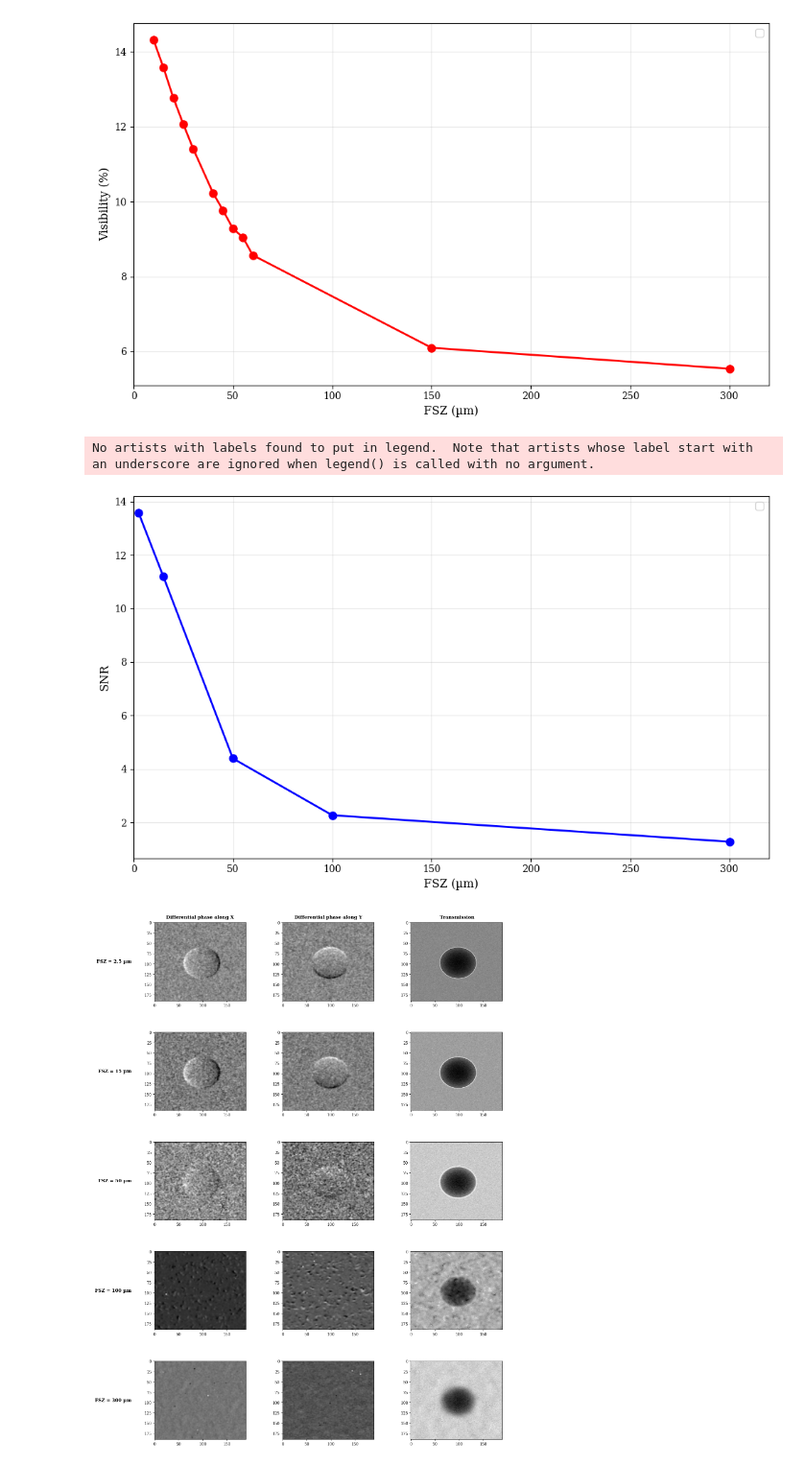
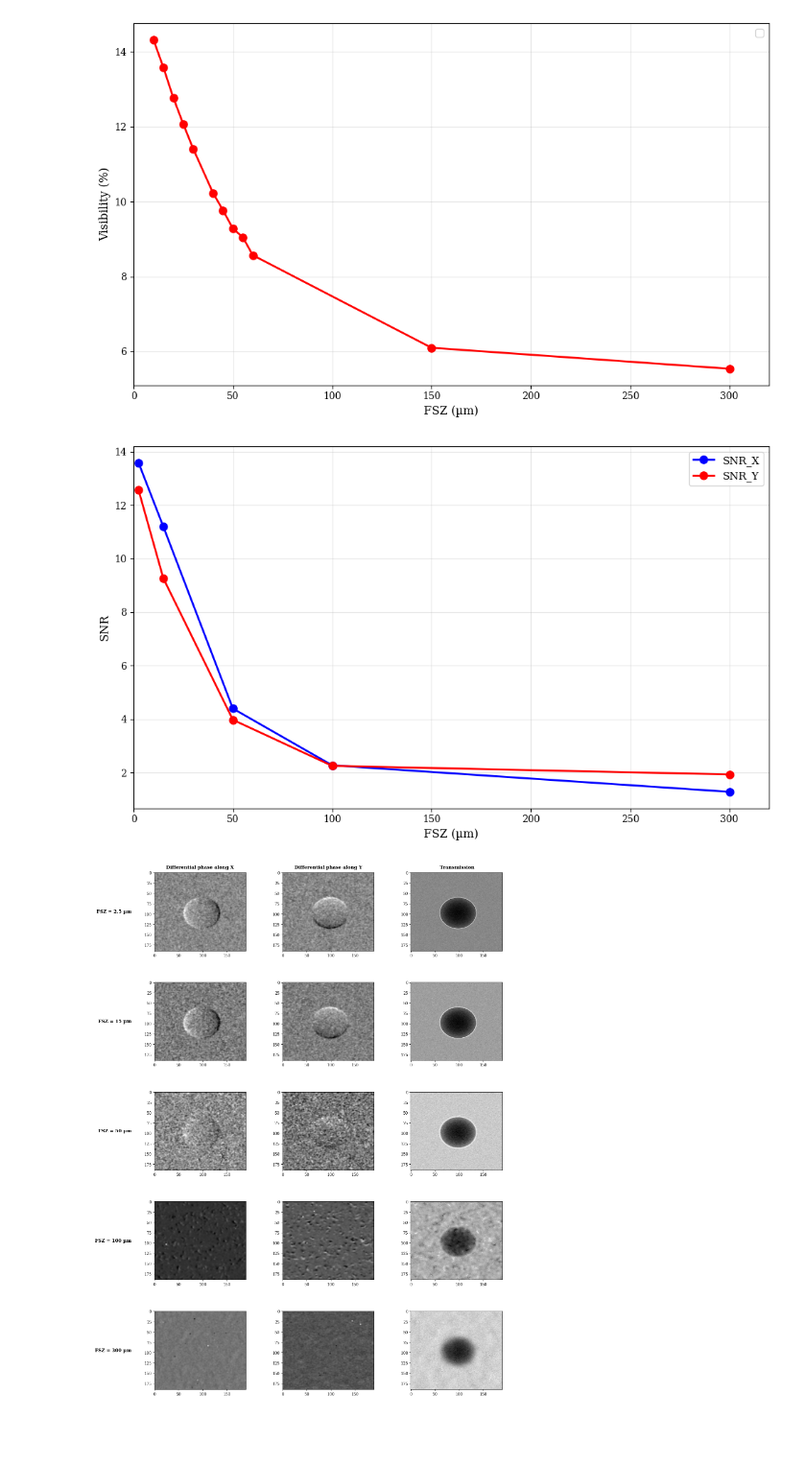
Before and after one commit to roshak1197/FSZ_Study, a Jupyter notebook: read_High.ipynb, the cells around one changed output. Shown at 96% size. Drawn from its saved outputs; the diff is of its cells as text; code cells hidden in the pictures; blank space fills up the shorter version.

```diff
--- a/read_High.ipynb
+++ b/read_High.ipynb
@@ -516,33 +512,34 @@ FSZ = np.array([2.5, 15, 50, 100, 300])
 # %%
 import numpy as np
 import matplotlib.pyplot as plt
 
 # Datos
 SNR = np.array([13.58, 11.19, 4.4, 2.28, 1.29])
+SNR_y = [12.56,9.26, 3.98, 2.26, 1.94]
 FSZ = np.array([2.5, 15, 50, 100, 300])
 
 # Crear figura
 plt.figure(figsize=(10, 6))
 
 # Graficar puntos y línea de tendencia roja que los conecta
-plt.plot(FSZ, SNR, 'bo-', linewidth=2, markersize=8)
+plt.plot(FSZ, SNR, 'bo-', linewidth=2, markersize=8,label='SNR_X')
+plt.plot(FSZ, SNR_y, 'ro-', linewidth=2, markersize=8,label='SNR_Y')
 
 # Configuración del gráfico
 plt.xlabel("FSZ (µm)", fontsize=12)
 plt.ylabel("SNR", fontsize=12)
 #plt.title("Visibilidad vs Tamaño de Foco", fontsize=14)
 plt.legend(fontsize=11)
 plt.grid(True, alpha=0.3)
 
 # Ajustar los límites del eje x para mejor visualización
 plt.xlim(0, 320)
 
 plt.tight_layout()
 plt.savefig("SNR_X_vs_Focal_Spot_Size.png", dpi=300)
 plt.show()
 # %% [output]
-No artists with labels found to put in legend.  Note that artists whose label start with an underscore are ignored when legend() is called with no argument.
-[figure, old version]
+[figure, new version]
 # %%
 dx_2_um  = np.loadtxt("2.5um/dx.txt")
 dy_2_um  = np.loadtxt("2.5um/dy.txt")
```
Also changed, not shown: parts of 19 cells of this notebook, 51 other files.
